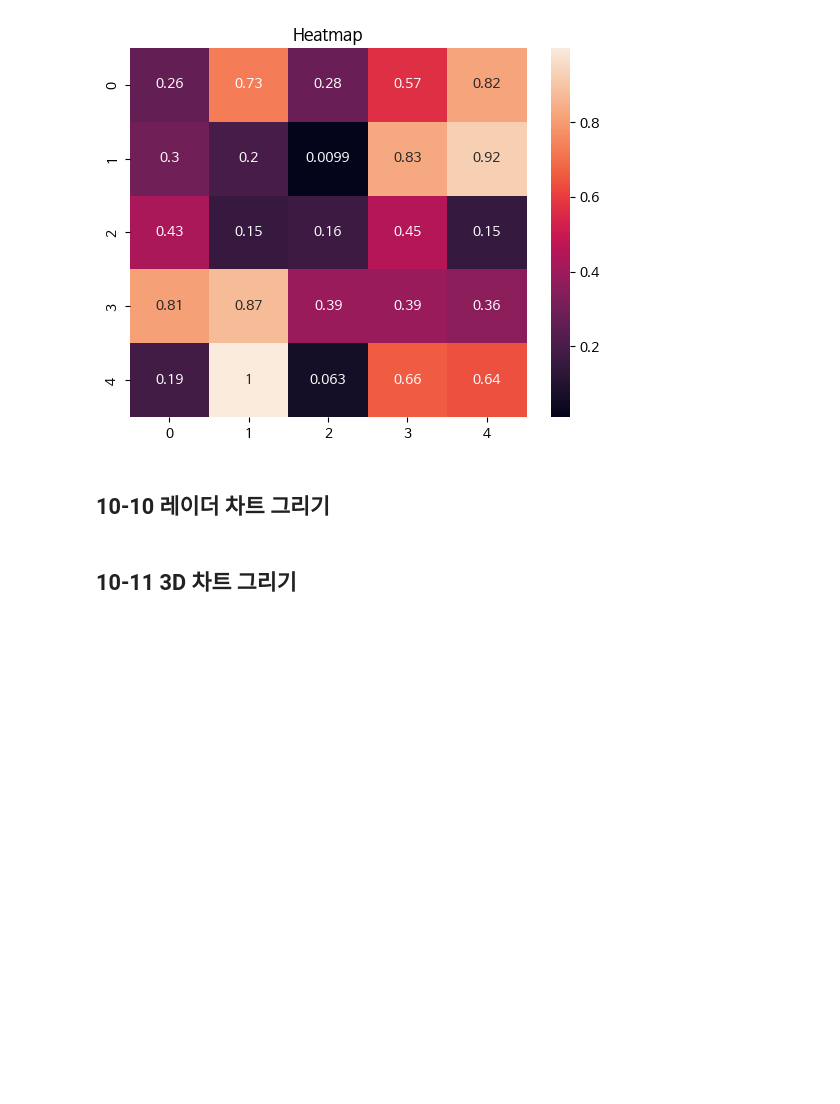
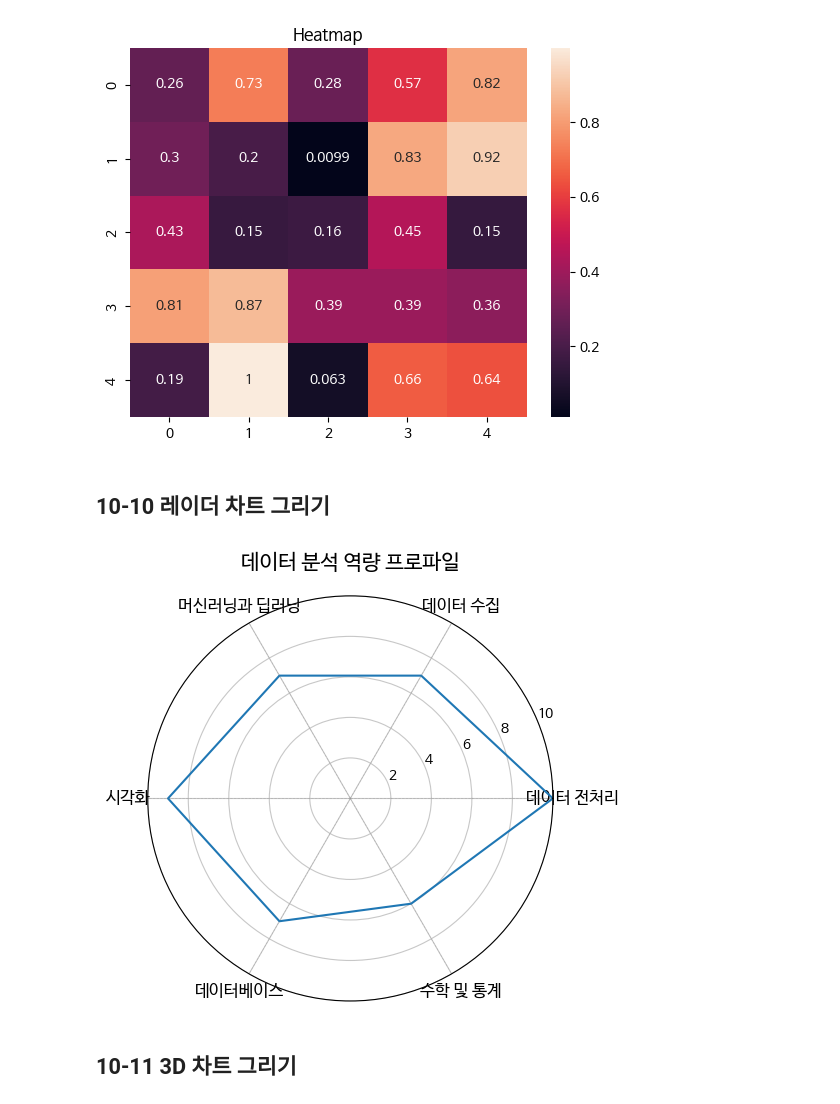
Before and after one commit to JwForStudy/Data-Analysis-with-Open-Source, a Jupyter notebook: 오픈소스_데이터_분석_10강.ipynb, the cells around one changed output. Drawn from its saved outputs; the diff is of its cells as text; code cells hidden in the pictures; blank space fills up the shorter version.

```diff
--- a/오픈소스_데이터_분석_10강.ipynb
+++ b/오픈소스_데이터_분석_10강.ipynb
@@ -226,34 +226,37 @@ import numpy as np
 import matplotlib.pyplot as plt
 
 ## 데이터 정의
 labels = ['데이터 전처리', '데이터 수집', '머신러닝과 딥러닝', '시각화', '데이터베이스', '수학 및 통계']
 values = [10, 7, 7, 9, 7, 6]
 n = len(labels)
 
 ## 각 축의 각도 계산 및 데이터 반복 추가 (닫힌 그래프를 위해)
 angles = np.linspace(0, 2 * np.pi, n, endpoint=False).tolist()
 values += values[:1]
 angles += angles[:1]
 
 ## 레이더 차트 생성 (극 좌표계의 라인 그래프)
-
+fig, ax = plt.subplots(subplot_kw={'projection': 'polar'})
+ax.plot(angles, values)
 
 
 ## 축 라벨 및 눈금 설정
 ax.set_xticks(angles[:-1])
 ax.set_xticklabels(labels, fontsize=12)
 ax.set_yticks([2, 4, 6, 8, 10])
 ax.set_yticklabels(['2', '4', '6', '8', '10'], fontsize=10)
 ax.set_ylim(0, 10)
 ax.grid(True, linestyle='-', alpha=0.7)
 
 ## 각 축에 가이드라인 추가
 for angle, label in zip(angles[:-1], labels):
     ax.plot([angle, angle], [0, 10], '--', color='gray', alpha=0.3, linewidth=0.5)
 
 plt.title('데이터 분석 역량 프로파일', fontsize=15, pad=20)
 plt.tight_layout()
 plt.show()
+# %% [output]
+[figure, added]
 # %% [markdown]
 ## 10-11 3D 차트 그리기
 # %%
```
Also changed, not shown: parts of 12 cells of this notebook.
